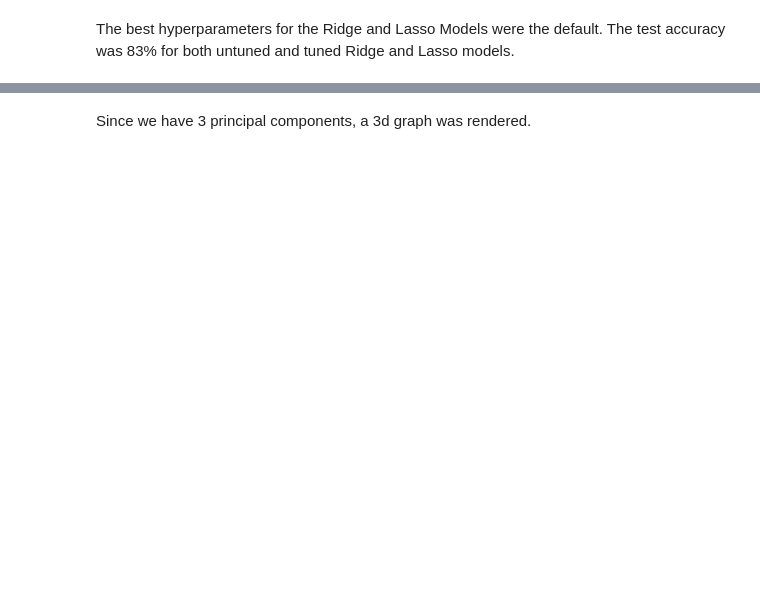
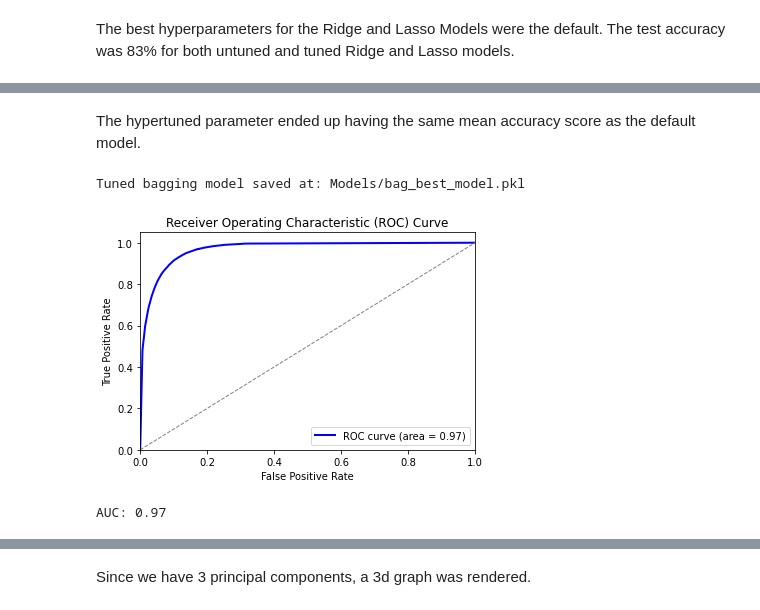
Before and after one commit to samantharivas/healthcare-market-saturation-fraud, a Jupyter notebook: Modeling.ipynb, the cells around one changed output, grey strips where cells are left out. Saved outputs shown, nothing was run; the diff lists cells and outputs as text; code cells hidden in the pictures; blank space fills up the shorter version.

```diff
--- a/Modeling.ipynb
+++ b/Modeling.ipynb
@@ -426,13 +330,13 @@ weighted avg       0.82      0.81      0.77    156654
 This is the sixth model with the data that has been preprocessed and scaled, but not transformed for normality. The accuracy was about 82%, which is the best model so far beating the previous model.
 # %%
 # logreg model
-model = LogisticRegression()
+logreg_model = LogisticRegression(random_state = 42)
 
 # Train the model
-model.fit(x_train_scaled_pca, y_train)
+logreg_model.fit(x_train_scaled_pca, y_train)
 
 # Evaluate the model on the validation set
-y_val_pred = model.predict(x_val_scaled_pca)
+y_val_pred = logreg_model.predict(x_val_scaled_pca)
 val_accuracy = accuracy_score(y_val, y_val_pred)
 val_confusion_matrix = confusion_matrix(y_val, y_val_pred)
 val_classification_report = classification_report(y_val, y_val_pred)
@@ -445,7 +349,7 @@ print(val_classification_report)
 
 
 # Evaluate the model on the test set
-y_test_pred = model.predict(x_test_scaled_pca)
+y_test_pred = logreg_model.predict(x_test_scaled_pca)
 test_accuracy = accuracy_score(y_test, y_test_pred)
 test_confusion_matrix = confusion_matrix(y_test, y_test_pred)
 test_classification_report = classification_report(y_test, y_test_pred)
@@ -1439,0 +1231,44 @@ print(f'Optimal number of clusters: {best_n_clusters}')
+# %% [markdown]
+The hypertuned parameter ended up having the same mean accuracy score as the default model.
+# %%
+# Get best estimator for the baggingclassifier
+best_bag_model = random_search.best_estimator_
+
+# save tuned bagging classifier
+bag_best_model_path = 'Models/bag_best_model.pkl'
+
+joblib.dump(best_bag_model, bag_best_model_path)
+
+print(f'Tuned bagging model saved at: {bag_best_model_path}')
+# %% [output]
+Tuned bagging model saved at: Models/bag_best_model.pkl
+# %%
+import matplotlib.pyplot as plt
+
+
+# Predict probabilities for the test set
+y_probs = best_bag_model.predict_proba(x_test_scaled_pca)[:, 1]
+
+# Compute ROC curve
+fpr, tpr, thresholds = roc_curve(y_test, y_probs)  # Adjust if y_test is binarized
+
+# Compute AUC
+roc_auc = auc(fpr, tpr)
+
+# Plot ROC curve
+plt.figure()
+plt.plot(fpr, tpr, color='blue', lw=2, label=f'ROC curve (area = {roc_auc:0.2f})')
+plt.plot([0, 1], [0, 1], color='gray', lw=1, linestyle='--')
+plt.xlim([0.0, 1.0])
+plt.ylim([0.0, 1.05])
+plt.xlabel('False Positive Rate')
+plt.ylabel('True Positive Rate')
+plt.title('Receiver Operating Characteristic (ROC) Curve')
+plt.legend(loc="lower right")
+plt.show()
+
+# Print AUC value
+print(f"AUC: {roc_auc:0.2f}")
+# %% [output]
+[figure, added]
+AUC: 0.97
```
Also changed, not shown: parts of 49 cells of this notebook.
